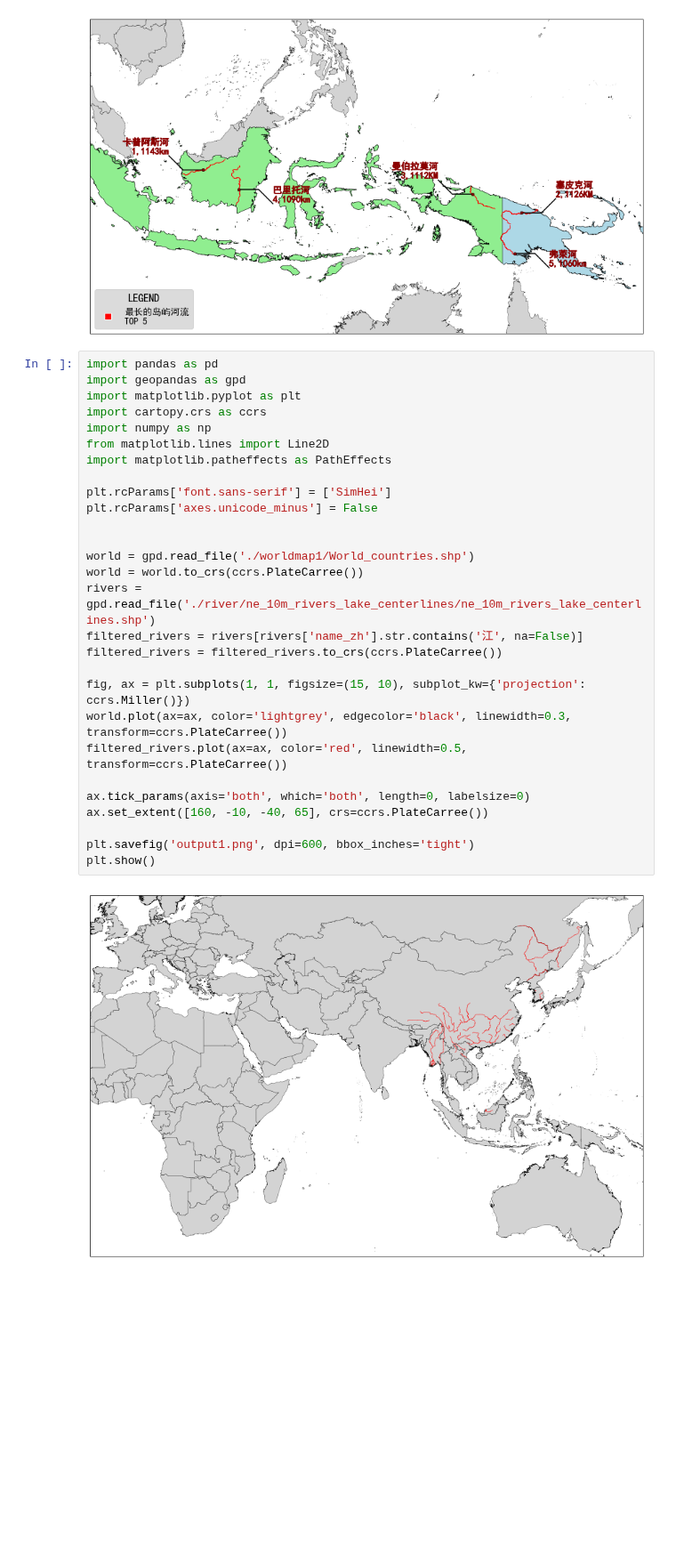
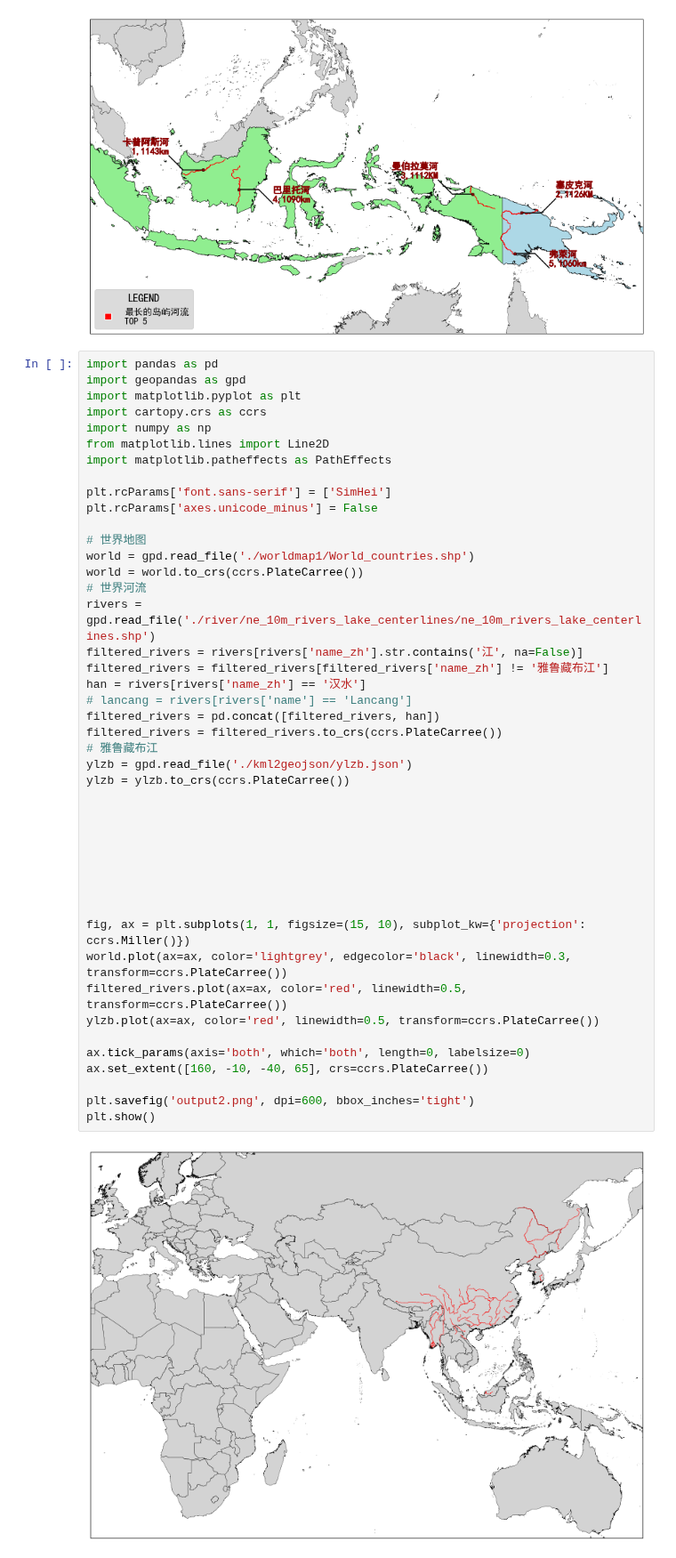
Before and after one commit to gestepoa/pythonmap, a Jupyter notebook: map_natrual.ipynb, the cells around one changed output. Shown at 89% size. Drawn from its saved outputs; the diff is of its cells as text; blank space fills up the shorter version.

```diff
--- a/map_natrual.ipynb
+++ b/map_natrual.ipynb
@@ -174,33 +174,49 @@ plt.show()
 # %%
 import pandas as pd
 import geopandas as gpd
 import matplotlib.pyplot as plt
 import cartopy.crs as ccrs
 import numpy as np
 from matplotlib.lines import Line2D
 import matplotlib.patheffects as PathEffects
 
 plt.rcParams['font.sans-serif'] = ['SimHei']
 plt.rcParams['axes.unicode_minus'] = False
 
-
+# 世界地图
 world = gpd.read_file('./worldmap1/World_countries.shp')
 world = world.to_crs(ccrs.PlateCarree())
+# 世界河流
 rivers = gpd.read_file('./river/ne_10m_rivers_lake_centerlines/ne_10m_rivers_lake_centerlines.shp')
 filtered_rivers = rivers[rivers['name_zh'].str.contains('江', na=False)]
+filtered_rivers = filtered_rivers[filtered_rivers['name_zh'] != '雅鲁藏布江']
+han = rivers[rivers['name_zh'] == '汉水']
+# lancang = rivers[rivers['name'] == 'Lancang']
+filtered_rivers = pd.concat([filtered_rivers, han])
 filtered_rivers = filtered_rivers.to_crs(ccrs.PlateCarree())
+# 雅鲁藏布江
+ylzb = gpd.read_file('./kml2geojson/ylzb.json')
+ylzb = ylzb.to_crs(ccrs.PlateCarree())
+
+
+
+
+
+
+
 
 fig, ax = plt.subplots(1, 1, figsize=(15, 10), subplot_kw={'projection': ccrs.Miller()})
 world.plot(ax=ax, color='lightgrey', edgecolor='black', linewidth=0.3, transform=ccrs.PlateCarree())
 filtered_rivers.plot(ax=ax, color='red', linewidth=0.5, transform=ccrs.PlateCarree())
+ylzb.plot(ax=ax, color='red', linewidth=0.5, transform=ccrs.PlateCarree())
 
 ax.tick_params(axis='both', which='both', length=0, labelsize=0)
 ax.set_extent([160, -10, -40, 65], crs=ccrs.PlateCarree())
 
-plt.savefig('output1.png', dpi=600, bbox_inches='tight')
+plt.savefig('output2.png', dpi=600, bbox_inches='tight')
 plt.show()
 # %% [output]
-[figure, old version]
+[figure, new version]
 # %%
 import pandas as pd
 import geopandas as gpd
```
Also changed, not shown: 4 other files.
